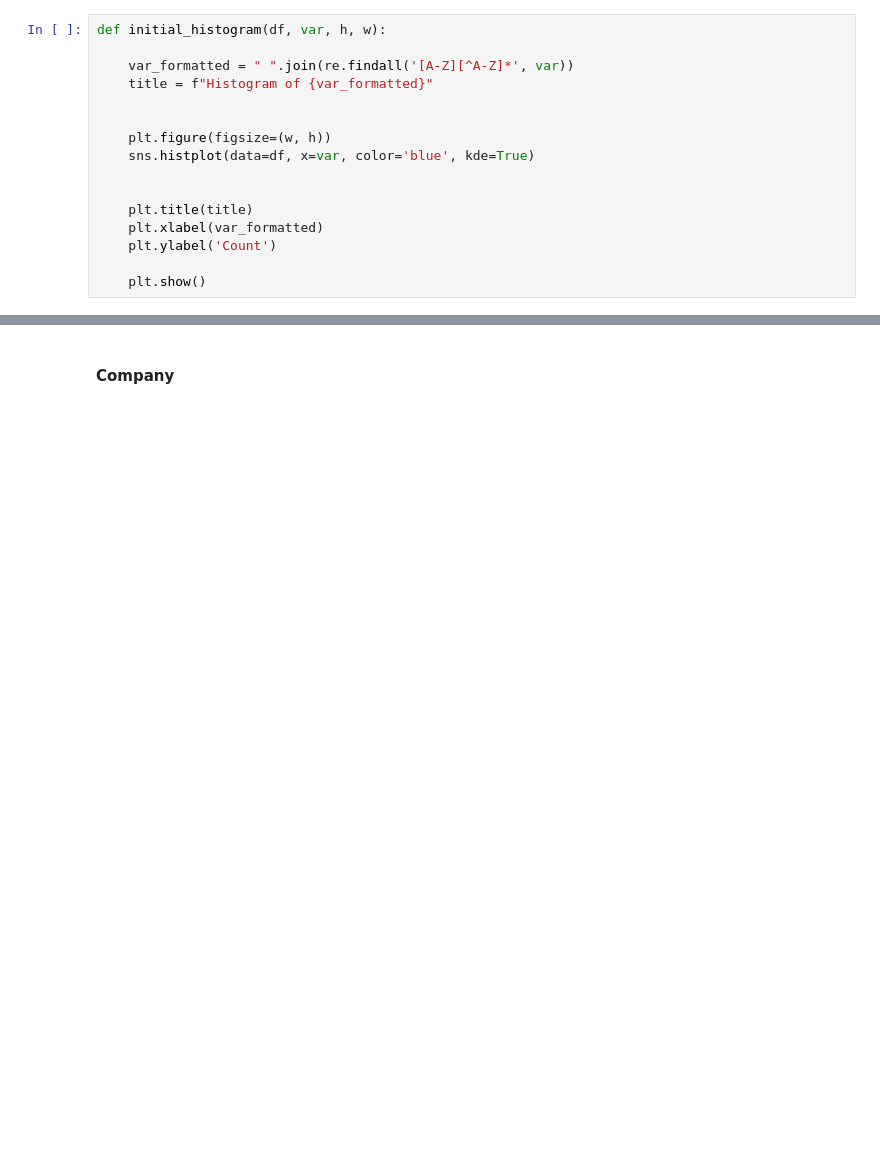
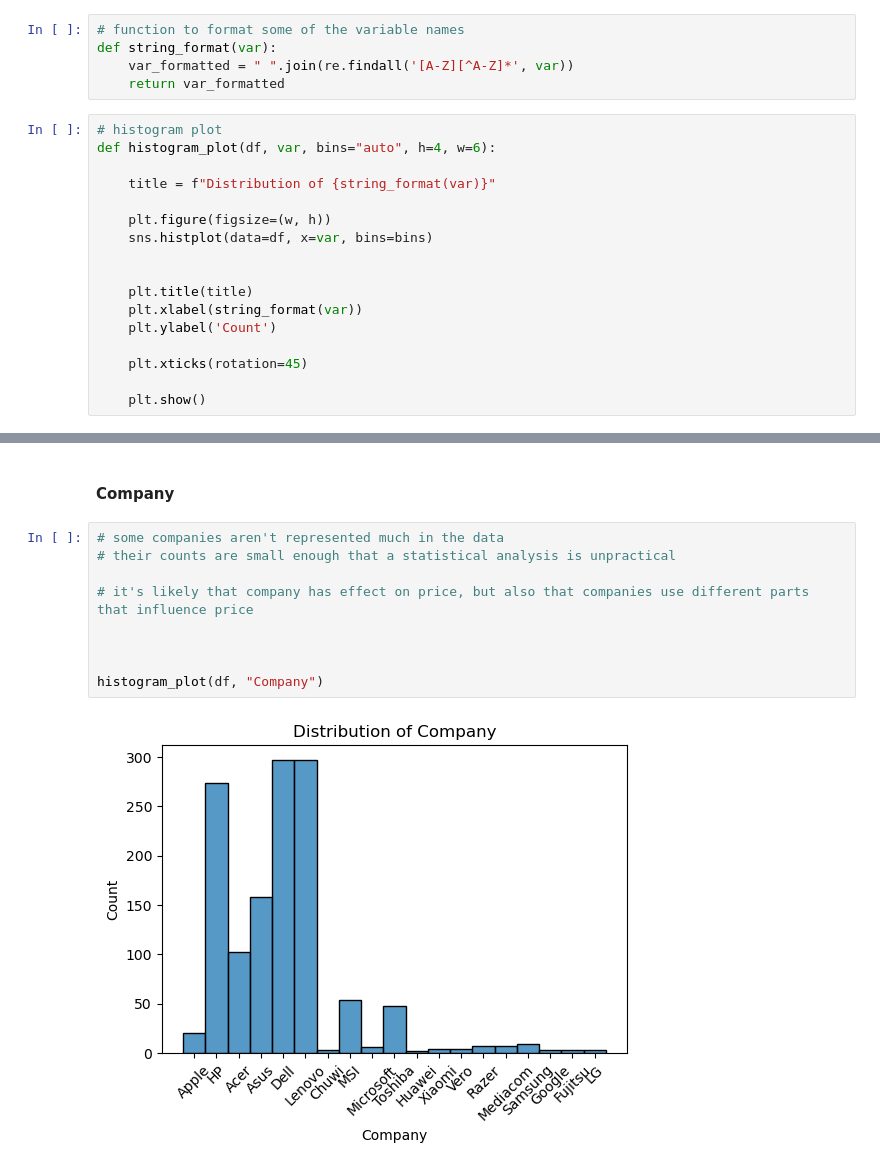
Before and after one commit to Lughaidh-w/Laptop-Price-Prediction, a Jupyter notebook: data_cleaning.ipynb, the cells around one changed output, grey strips where cells are left out. Cells and saved outputs as stored; diff of their text form; blank space fills up the shorter version.

Commit message:
Company exploration

```diff
--- a/data_cleaning.ipynb
+++ b/data_cleaning.ipynb
@@ -91,19 +95,25 @@ df.describe()
 | max | 1320.000000 | 18.400000 | 6099.000000 |
 # %% [markdown]
 ### Selection of functions used
+# %%
+# function to format some of the variable names
+def string_format(var):
+    var_formatted = " ".join(re.findall('[A-Z][^A-Z]*', var))
+    return var_formatted
 # %%
-def initial_histogram(df, var, h, w):
+# histogram plot
+def histogram_plot(df, var, bins="auto", h=4, w=6):
 
-    var_formatted = " ".join(re.findall('[A-Z][^A-Z]*', var))
-    title = f"Histogram of {var_formatted}"
-
+    title = f"Distribution of {string_format(var)}"
 
     plt.figure(figsize=(w, h))
-    sns.histplot(data=df, x=var, color='blue', kde=True)
+    sns.histplot(data=df, x=var, bins=bins)
 
 
     plt.title(title)
-    plt.xlabel(var_formatted)
+    plt.xlabel(string_format(var))
     plt.ylabel('Count')
 
+    plt.xticks(rotation=45)
+
     plt.show()
@@ -138,3 +160,14 @@ df.head()
 | 4 | Apple | MacBook Pro | Ultrabook | 13.3 | IPS Panel Retina Display 2560x1600 | Intel Core i5 3.1GHz | 8GB | 256GB SSD | Intel Iris Plus Graphics 650 | macOS | ... |
 # %% [markdown]
 #### Company
+# %%
+# some companies aren't represented much in the data
+# their counts are small enough that a statistical analysis is unpractical
+
+# it's likely that company has effect on price, but also that companies use different parts that influence price
+
+
+
+histogram_plot(df, "Company")
+# %% [output]
+[figure, added]
```
Also changed, not shown: parts of 10 cells of this notebook, 1 other file.
